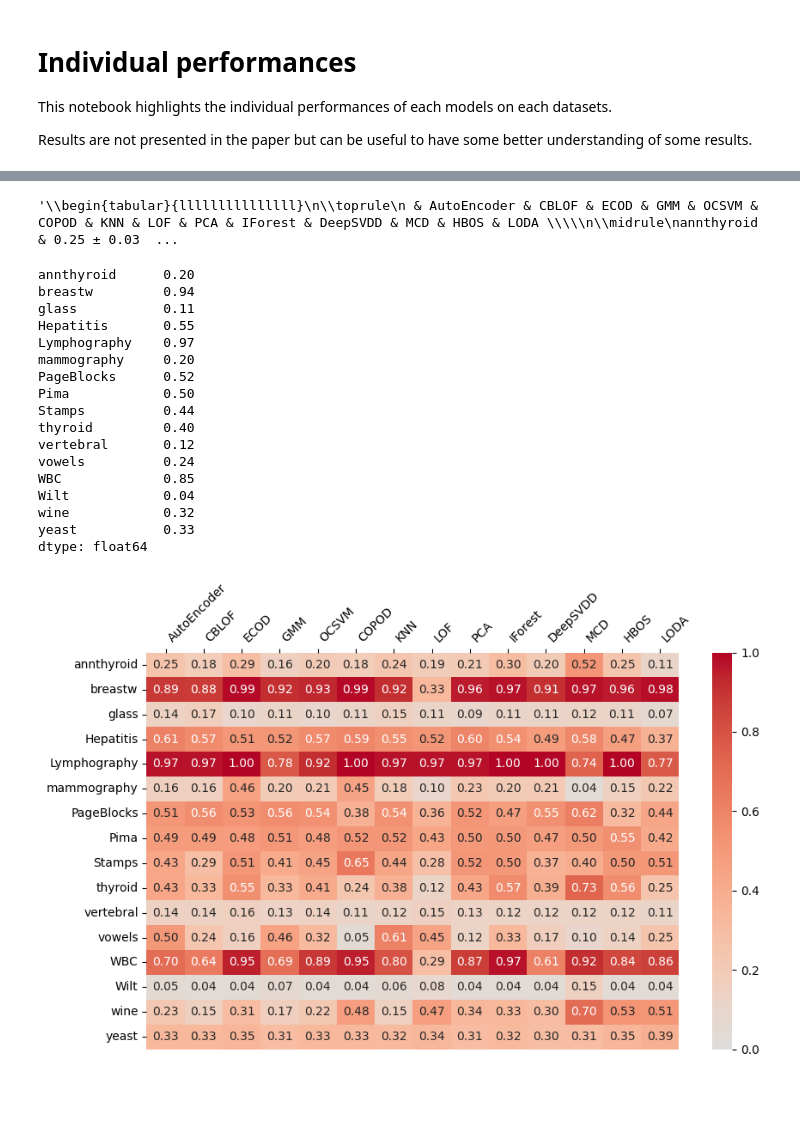
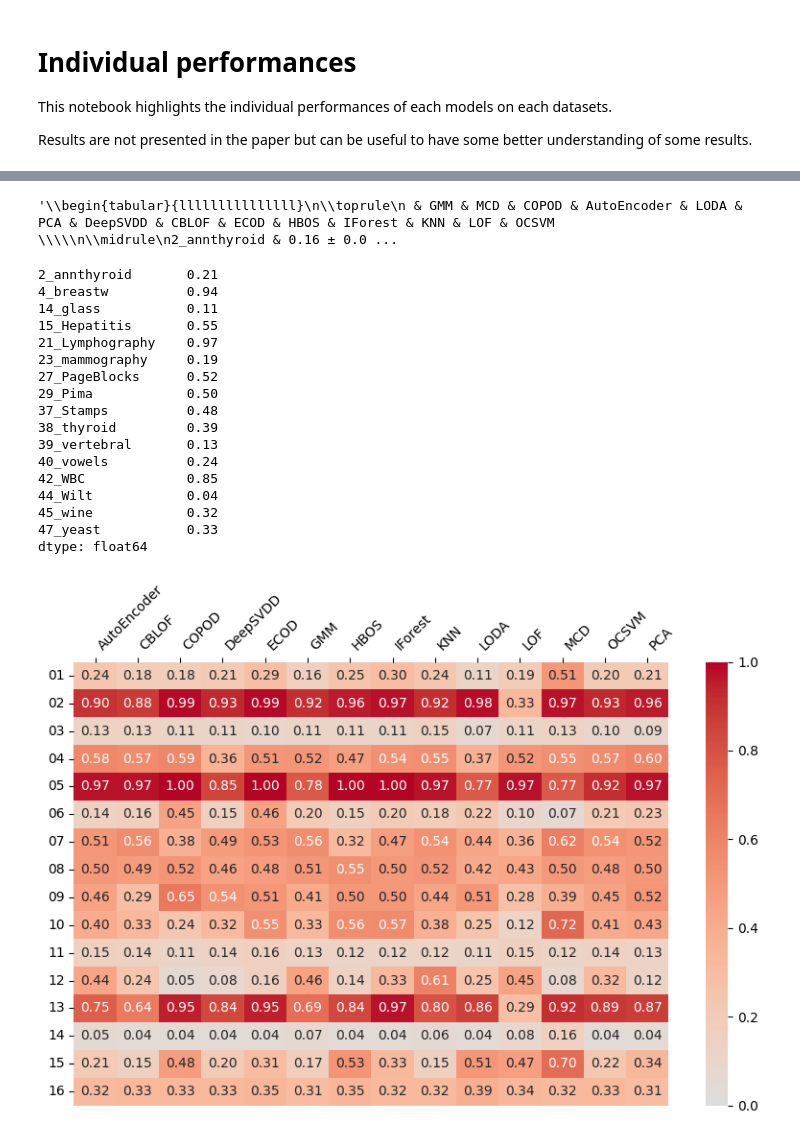
Before and after one commit to jordanlv/XAI-Diversity-for-UAD, a Jupyter notebook: individual_perf.ipynb, the cells around one changed output, grey strips where cells are left out. Drawn from its saved outputs; the diff is of its cells as text; code cells hidden in the pictures; blank space fills up the shorter version.

```diff
--- a/individual_perf.ipynb
+++ b/individual_perf.ipynb
@@ -41,7 +41,7 @@ for dataset in datasets_names:
     mean_res = np.mean(all_res, axis=0)
     std_res = np.std(all_res, axis=0)
 
-    all_res_summary[dataset.split("_")[1]] = [
+    all_res_summary[dataset] = [
         f"{mean_res[i]:.2f} ± {std_res[i]:.2f}" for i in range(len(mean_res))
     ]
 # %%
@@ -72,59 +72,86 @@ df
 # %%
 df.to_latex()
 # %% [output]
-'\\begin{tabular}{lllllllllllllll}\n\\toprule\n & AutoEncoder & CBLOF & ECOD & GMM & OCSVM & COPOD & KNN & LOF & PCA & IForest & DeepSVDD & MCD & HBOS & LODA \\\\\n\\midrule\nannthyroid & 0.25 ± 0.03  ...
+'\\begin{tabular}{lllllllllllllll}\n\\toprule\n & GMM & MCD & COPOD & AutoEncoder & LODA & PCA & DeepSVDD & CBLOF & ECOD & HBOS & IForest & KNN & LOF & OCSVM \\\\\n\\midrule\n2_annthyroid & 0.16 ± 0.0 ...
 # %%
 df_numeric = df.map(lambda x: float(str(x).split("±")[0].strip()))
 df_numeric.median(axis=1).round(2)
 # %% [output]
-annthyroid      0.20
-breastw         0.94
-glass           0.11
-Hepatitis       0.55
-Lymphography    0.97
-mammography     0.20
-PageBlocks      0.52
-Pima            0.50
-Stamps          0.44
-thyroid         0.40
-vertebral       0.12
-vowels          0.24
-WBC             0.85
-Wilt            0.04
-wine            0.32
-yeast           0.33
+2_annthyroid       0.21
+4_breastw          0.94
+14_glass           0.11
+15_Hepatitis       0.55
+21_Lymphography    0.97
+23_mammography     0.19
+27_PageBlocks      0.52
+29_Pima            0.50
+37_Stamps          0.48
+38_thyroid         0.39
+39_vertebral       0.13
+40_vowels          0.24
+42_WBC             0.85
+44_Wilt            0.04
+45_wine            0.32
+47_yeast           0.33
 dtype: float64
 # %%
 import seaborn as sns
 import matplotlib.pyplot as plt
 from sympy import rotations
+
+map_names = {
+    "2_annthyroid": "01",
+    "4_breastw": "02",
+    "14_glass": "03",
+    "15_Hepatitis": "04",
+    "21_Lymphography": "05",
+    "23_mammography": "06",
+    "27_PageBlocks": "07",
+    "29_Pima": "08",
+    "37_Stamps": "09",
+    "38_thyroid": "10",
+    "39_vertebral": "11",
+    "40_vowels": "12",
+    "42_WBC": "13",
+    "44_Wilt": "14",
+    "45_wine": "15",
+    "47_yeast": "16",
+}
+
+df_numeric = df_numeric.rename(index=map_names)
+df_numeric = df_numeric.sort_index(axis=1)
 
 fig, ax = plt.subplots(figsize=(10, 6))
 
 # sns.set_theme(style="whitegrid", font_scale=1)
 sns.heatmap(
     df_numeric,
     annot=True,
     cmap="coolwarm",
     center=0,
     fmt=".2f",
     ax=ax,
     vmin=0,
     vmax=1,
 )
 
 
 ax.xaxis.tick_top()
+ax.set_yticklabels(ax.get_yticklabels(), rotation=0)
+
 
 # ax.set_xticklabels(ax.get_xticklabels(), fontsize=14)
 plt.xticks(rotation=45, ha="left")
 
+for spine in ax.spines.values():
+    spine.set_visible(False)
+
 # plt.tight_layout()
 # plt.show()
 
-fig.savefig("img/perf.eps", format="eps", bbox_inches="tight", pad_inches=0.1)
+fig.savefig("img/perf.eps", bbox_inches="tight", pad_inches=0.1, transparent=False)
 # %% [output]
-[figure, old version]
+[figure, new version]
 # %%
 df = pd.Series(df_numeric.std(axis=1)).sort_values()
 
```
Also changed, not shown: parts of 3 cells of this notebook, 9 other files.
